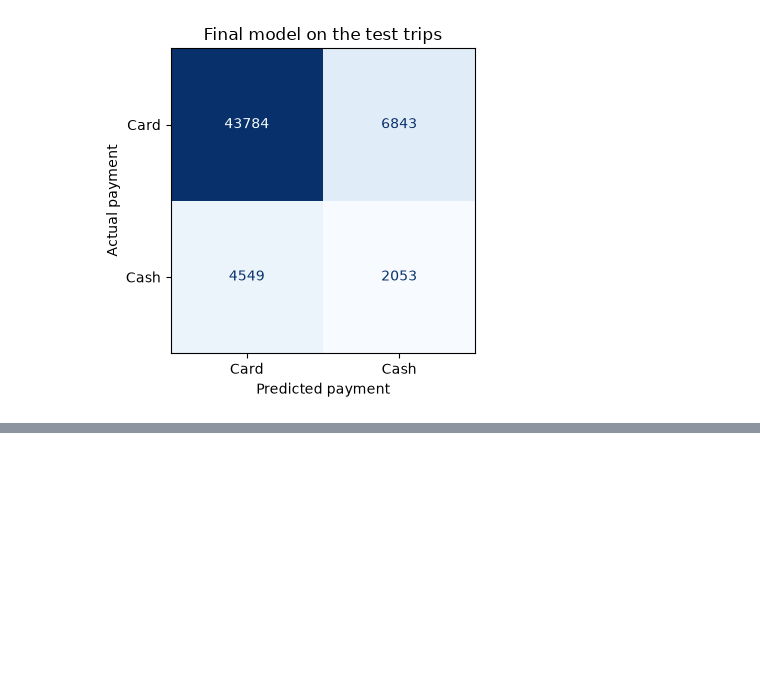
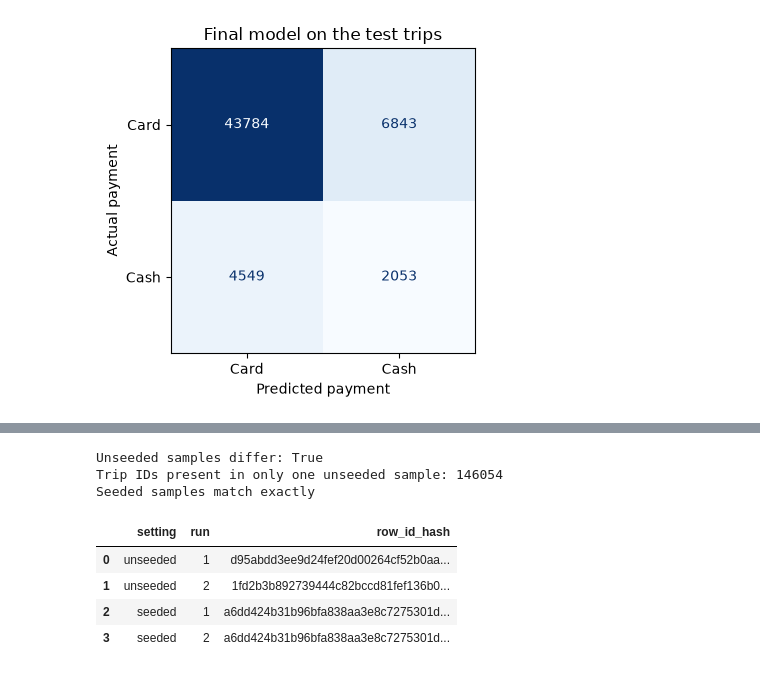
Before and after one commit to brihannaenright/cs4027-payment-prediction, a Jupyter notebook: notebooks/taxipay_pipeline.ipynb, the cells around one changed output, grey strips where cells are left out. Saved outputs shown, nothing was run; the diff lists cells and outputs as text; code cells hidden in the pictures; blank space fills up the shorter version.

```diff
--- a/notebooks/taxipay_pipeline.ipynb
+++ b/notebooks/taxipay_pipeline.ipynb
@@ -1104,0 +1120,47 @@ plt.show()
+# %%
+from hashlib import sha256
+
+sample_year, sample_month = SPLITS["train"][0]
+training_rows = pq.ParquetFile(month_file(sample_year, sample_month)).metadata.num_rows
+sampling_seed = SEED + sample_year * 100 + sample_month
+
+
+def sample_training_ids(seed):
+    trip_ids = pd.Series(pd.RangeIndex(training_rows), name="trip_id")
+    return trip_ids.sample(frac=SAMPLE_FRACTION, random_state=seed).sort_values().reset_index(drop=True)
+
+
+unseeded_ids = Parallel(n_jobs=min(MAX_WORKERS, 2))(
+    delayed(sample_training_ids)(None) for _ in range(2)
+)
+seeded_ids = Parallel(n_jobs=min(MAX_WORKERS, 2))(
+    delayed(sample_training_ids)(sampling_seed) for _ in range(2)
+)
+pd.testing.assert_series_equal(seeded_ids[0], seeded_ids[1], check_exact=True)
+
+sampling_results = {
+    "month": f"{sample_year}-{sample_month:02d}",
+    "sampled_per_run": len(seeded_ids[0]),
+    "unseeded_different_trip_ids": int(np.setxor1d(unseeded_ids[0], unseeded_ids[1]).size),
+    "unseeded_varied": not unseeded_ids[0].equals(unseeded_ids[1]),
+    "seeded_outputs_match": True,
+}
+sampling_runs = [
+    {"setting": setting, "run": run, "row_id_hash": sha256(ids.to_numpy().tobytes()).hexdigest()}
+    for setting, samples in (("unseeded", unseeded_ids), ("seeded", seeded_ids))
+    for run, ids in enumerate(samples, start=1)
+]
+print(f"Unseeded samples differ: {sampling_results['unseeded_varied']}")
+print(f"Trip IDs present in only one unseeded sample: {sampling_results['unseeded_different_trip_ids']}")
+print("Seeded samples match exactly")
+del unseeded_ids, seeded_ids
+pd.DataFrame(sampling_runs)
+# %% [output]
+Unseeded samples differ: True
+Trip IDs present in only one unseeded sample: 146054
+Seeded samples match exactly
+|  | setting | run | row_id_hash |
+| 0 | unseeded | 1 | d95abdd3ee9d24fef20d00264cf52b0aa... |
+| 1 | unseeded | 2 | 1fd2b3b892739444c82bccd81fef136b0... |
+| 2 | seeded | 1 | a6dd424b31b96bfa838aa3e8c7275301d... |
+| 3 | seeded | 2 | a6dd424b31b96bfa838aa3e8c7275301d... |
```
Also changed, not shown: parts of 11 cells of this notebook, 1 other file.
